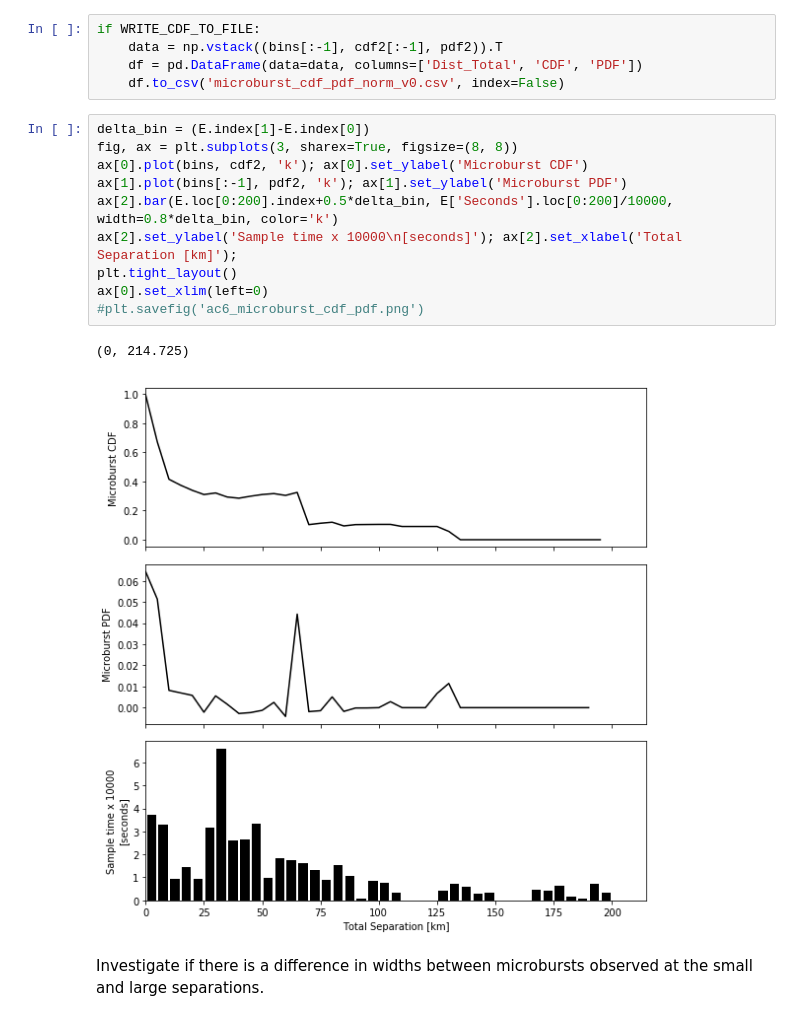
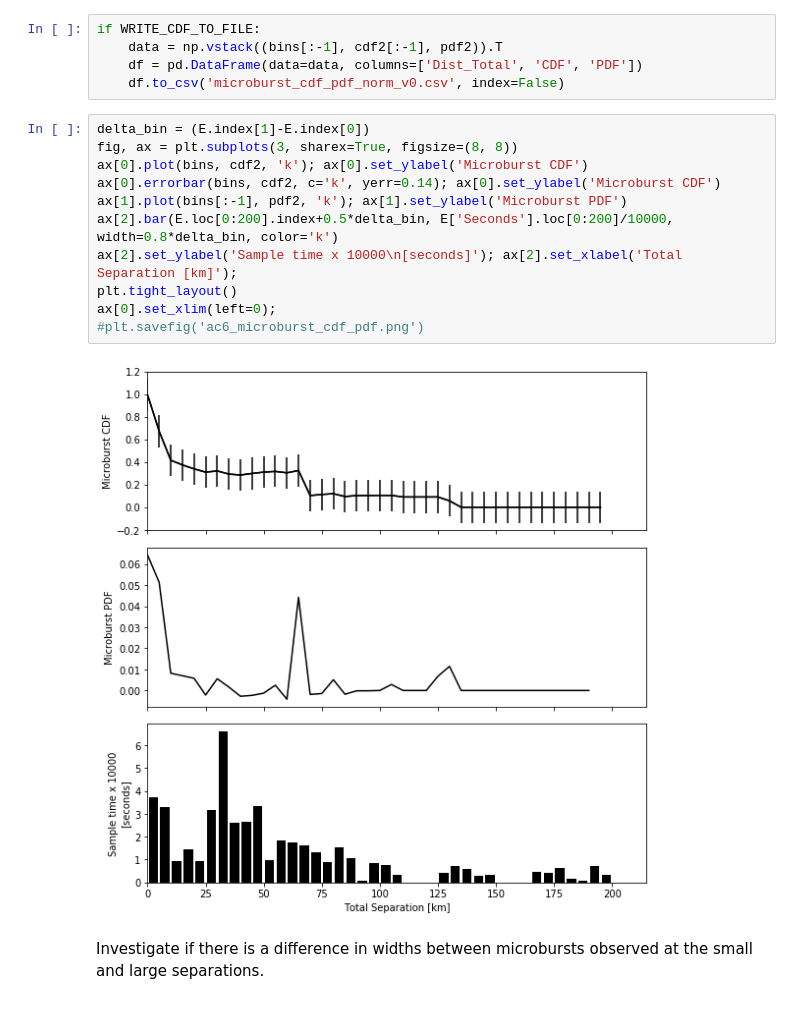
Before and after one commit to mshumko/ac6_microburst_scale_sizes, a Jupyter notebook: stats/microburst_CDF.ipynb, the cells around one changed output. Drawn from its saved outputs; the diff is of its cells as text.

Commit message:
Added error bars to microburst_CDF.ipynb
Removed SAA filter code from common_cdf_bins.py

Wrote the microburst-random code to CC AC-6 A microbursts and random
 times in each bin.

```diff
--- a/stats/microburst_CDF.ipynb
+++ b/stats/microburst_CDF.ipynb
@@ -207,16 +207,16 @@ if WRITE_CDF_TO_FILE:
 # %%
 delta_bin = (E.index[1]-E.index[0])
 fig, ax = plt.subplots(3, sharex=True, figsize=(8, 8))
 ax[0].plot(bins, cdf2, 'k'); ax[0].set_ylabel('Microburst CDF')
+ax[0].errorbar(bins, cdf2, c='k', yerr=0.14); ax[0].set_ylabel('Microburst CDF')
 ax[1].plot(bins[:-1], pdf2, 'k'); ax[1].set_ylabel('Microburst PDF')
 ax[2].bar(E.loc[0:200].index+0.5*delta_bin, E['Seconds'].loc[0:200]/10000, width=0.8*delta_bin, color='k')
 ax[2].set_ylabel('Sample time x 10000\n[seconds]'); ax[2].set_xlabel('Total Separation [km]');
 plt.tight_layout()
-ax[0].set_xlim(left=0)
+ax[0].set_xlim(left=0);
 #plt.savefig('ac6_microburst_cdf_pdf.png')
 # %% [output]
-(0, 214.725)
-[figure, old version]
+[figure, new version]
 # %% [markdown]
 Investigate if there is a difference in widths between microbursts observed at the small and large separations.
 # %%
```
Also changed, not shown: parts of 1 cell of this notebook, 2 other files.
